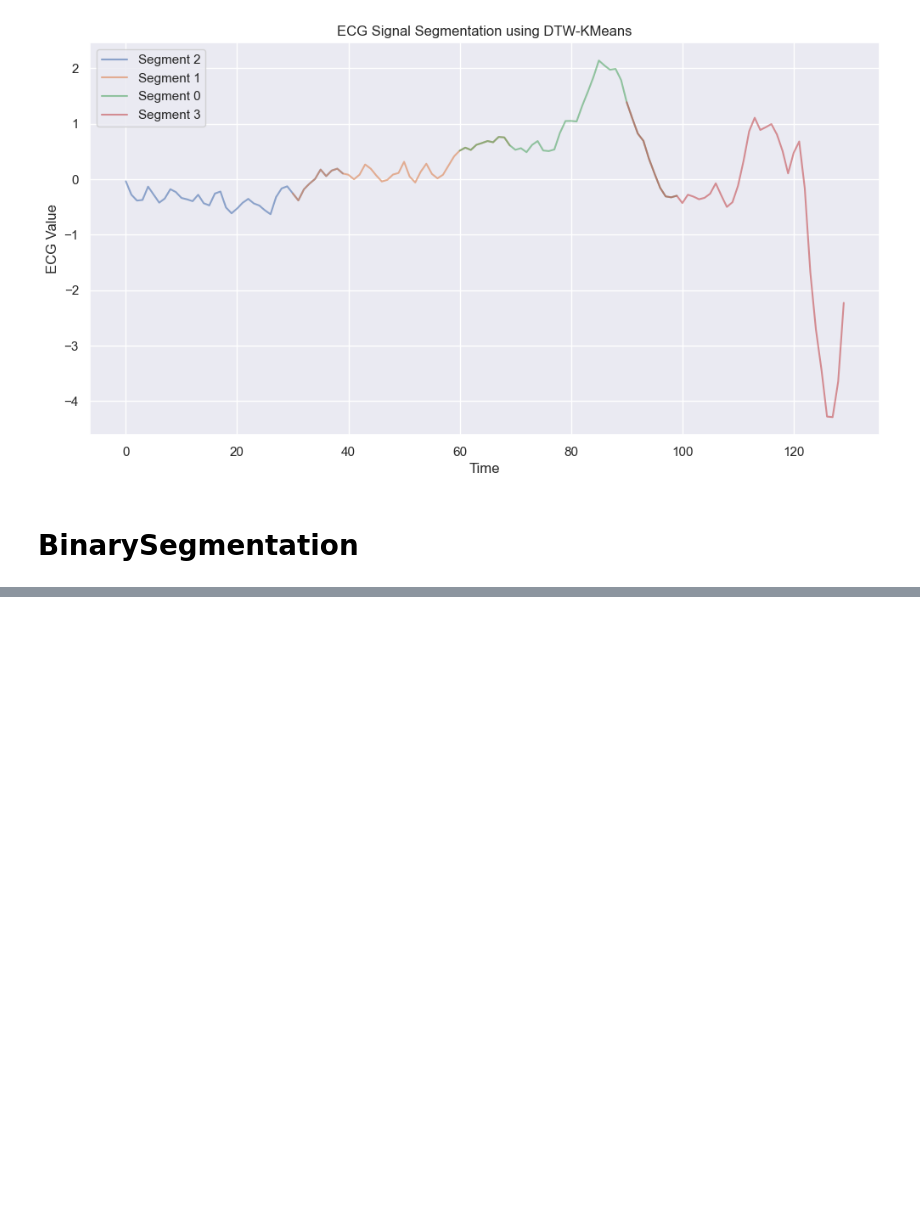
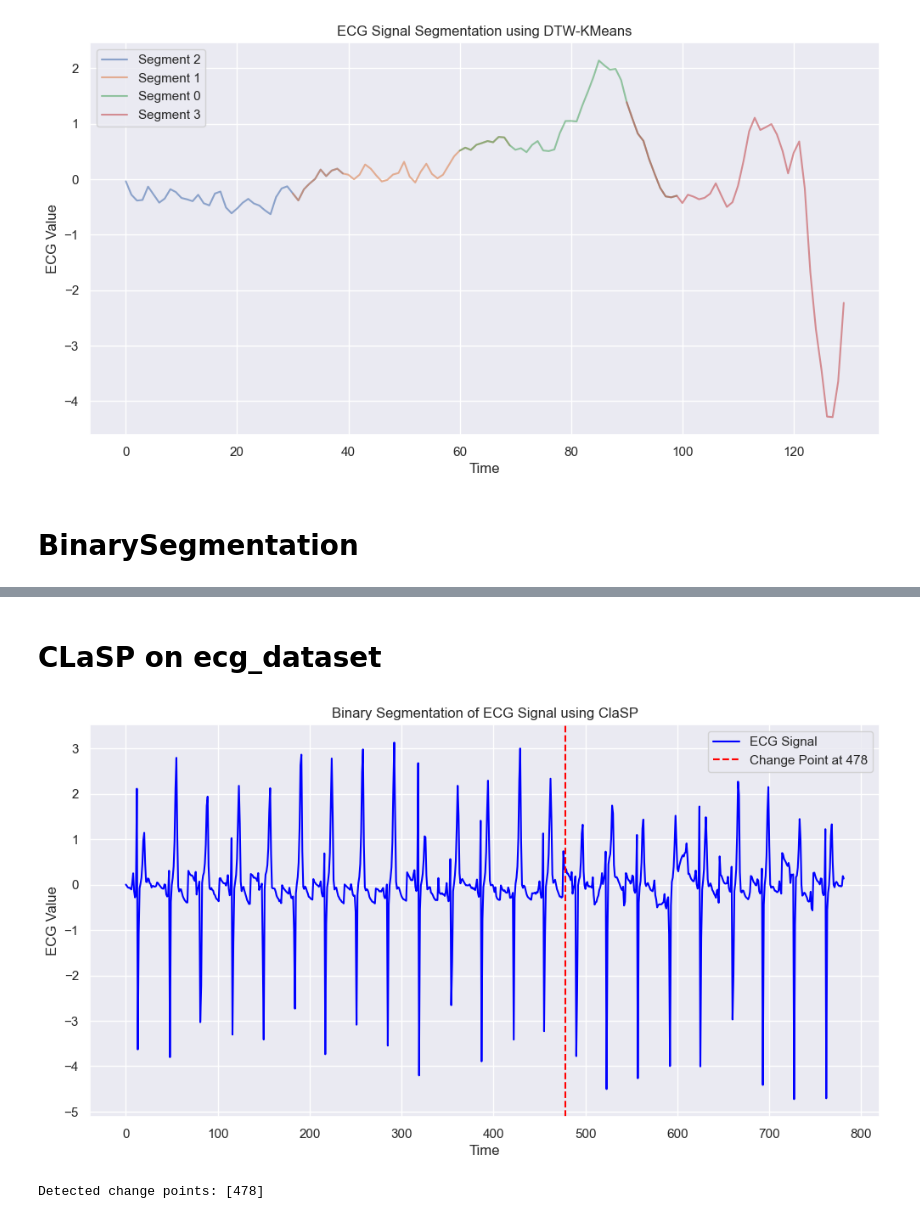
Before and after one commit to czotterbenedek/time-series-ensemble-segmentation, a Jupyter notebook: onlab_tfb4fy.ipynb, the cells around one changed output, grey strips where cells are left out. Drawn from its saved outputs; the diff is of its cells as text; code cells hidden in the pictures; blank space fills up the shorter version.

```diff
--- a/onlab_tfb4fy.ipynb
+++ b/onlab_tfb4fy.ipynb
@@ -266,0 +414,25 @@ plt.show()
+# %% [markdown]
+# CLaSP on ecg_dataset
+# %%
+which_row = 21
+
+# Select a single ECG signal (e.g., first row)
+#signal = np.array(microsoft_stocks_dataset['Open'])
+signal = tssb.loc[which_row, 'time_series']
+found_cps = BinaryClaSPSegmentation().fit_predict(signal)
+
+# Plot the results
+plt.figure(figsize=(12, 6))
+plt.plot(signal, label="ECG Signal", color="blue")
+for cp in found_cps:
+    plt.axvline(x=cp, color="red", linestyle="--", label=f"Change Point at {cp}")
+plt.title("Binary Segmentation of ECG Signal using ClaSP")
+plt.xlabel("Time")
+plt.ylabel("ECG Value")
+plt.legend()
+plt.show()
+
+print("Detected change points:", found_cps)
+# %% [output]
+[figure, added]
+Detected change points: [478]
```
Also changed, not shown: parts of 14 cells of this notebook.
